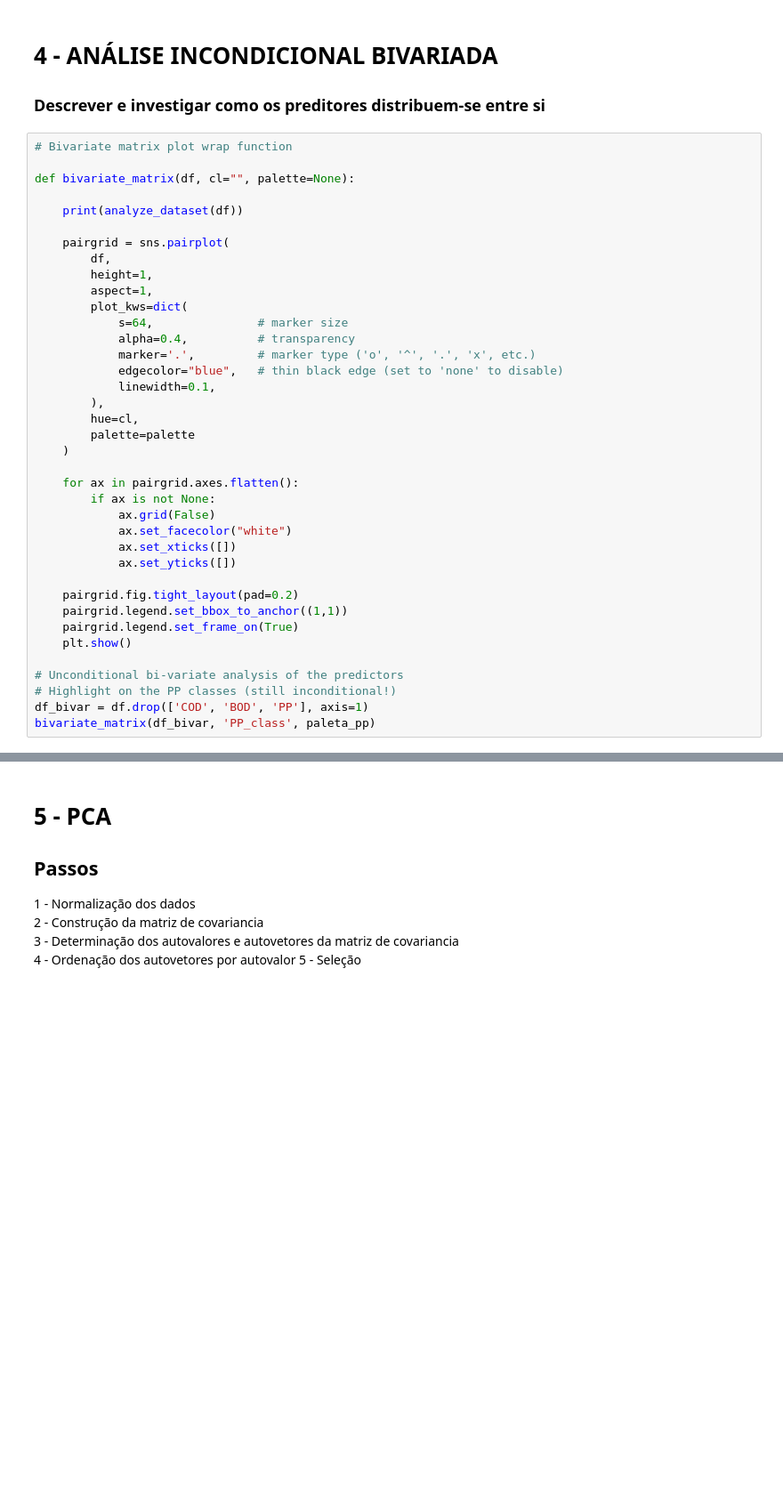
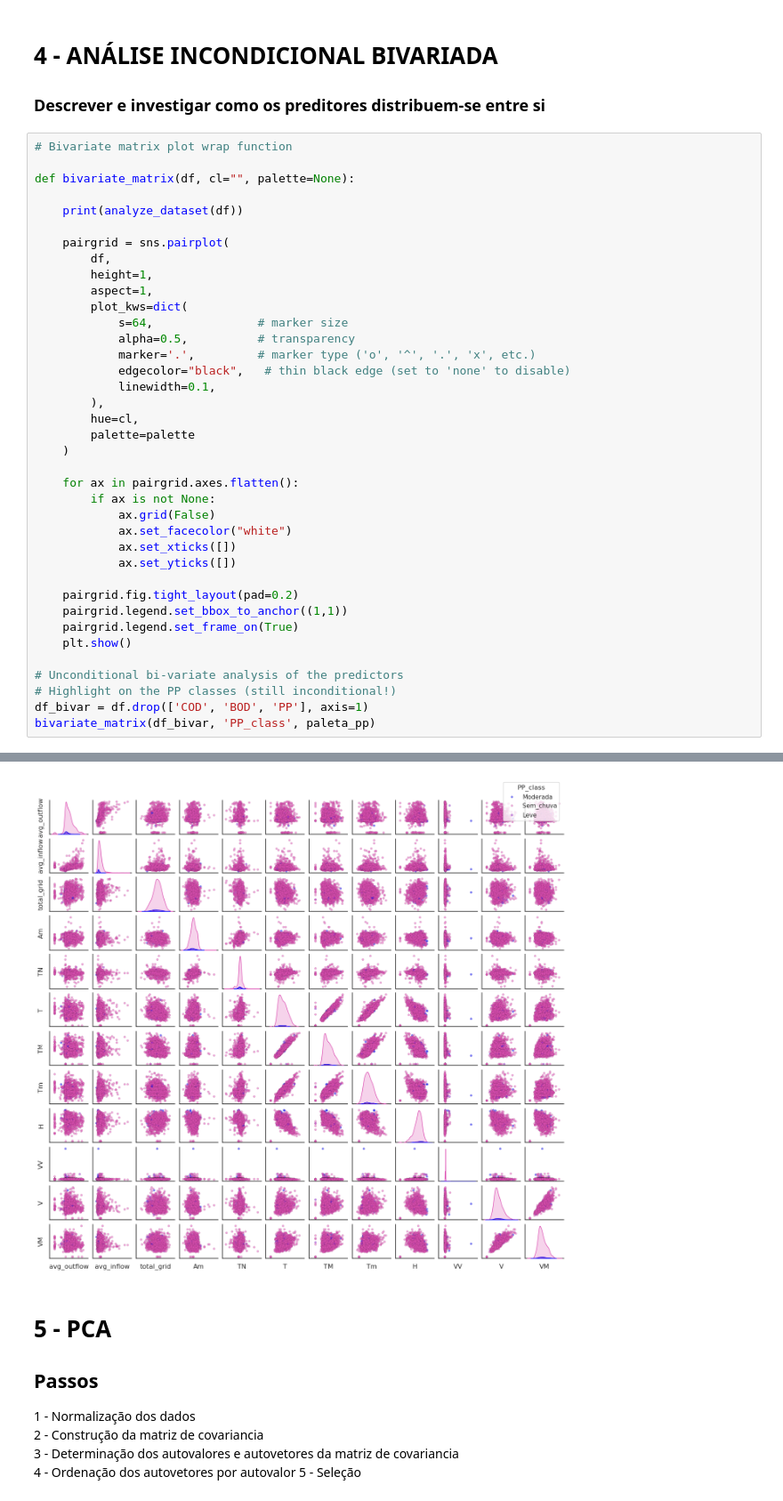
Before and after one commit to Krumpu/Homework_ICA, a Jupyter notebook: HW_1_ICA.ipynb, the cells around one changed output, grey strips where cells are left out. Shown at 89% size. Drawn from its saved outputs; the diff is of its cells as text; blank space fills up the shorter version.

```diff
--- a/HW_1_ICA.ipynb
+++ b/HW_1_ICA.ipynb
@@ -453,9 +453,9 @@ def bivariate_matrix(df, cl="", palette=None):
         aspect=1,
         plot_kws=dict(
             s=64,               # marker size
-            alpha=0.4,          # transparency
+            alpha=0.5,          # transparency
             marker='.',         # marker type ('o', '^', '.', 'x', etc.)
-            edgecolor="blue",   # thin black edge (set to 'none' to disable)
+            edgecolor="black",   # thin black edge (set to 'none' to disable)
             linewidth=0.1,
         ),
         hue=cl,
@@ -465,33 +465,34 @@ def bivariate_matrix(df, cl="", palette=None):
     for ax in pairgrid.axes.flatten():
         if ax is not None:
             ax.grid(False)
             ax.set_facecolor("white")
             ax.set_xticks([])
             ax.set_yticks([])
 
     pairgrid.fig.tight_layout(pad=0.2)
     pairgrid.legend.set_bbox_to_anchor((1,1))
     pairgrid.legend.set_frame_on(True)
     plt.show()
 
 # Unconditional bi-variate analysis of the predictors
 # Highlight on the PP classes (still inconditional!)
 df_bivar = df.drop(['COD', 'BOD', 'PP'], axis=1)
 bivariate_matrix(df_bivar, 'PP_class', paleta_pp)
 # %% [output]
            name    mean  std_deviation  skewness
 1   avg_outflow    3.93           1.23      0.38
 2    avg_inflow    4.51           1.44      3.75
 3    total_grid  275.16          44.64     -0.15
 4            Am   39.22           7.76      0.31
 5            TN   62.74           3.57     -0.26
 6             T   15.04           5.40      0.55
 7            TM   20.53           7.10      0.49
 8            Tm   10.04           4.66      0.50
 9             H   63.56          14.53     -0.81
 10           VV    9.10          16.32     22.20
 11            V   19.48           7.14      0.83
 12           VM   35.38          11.63      0.55
+[figure, added]
 # %% [markdown]
 # 5 - PCA
 
```
Also changed, not shown: parts of 5 cells of this notebook.
